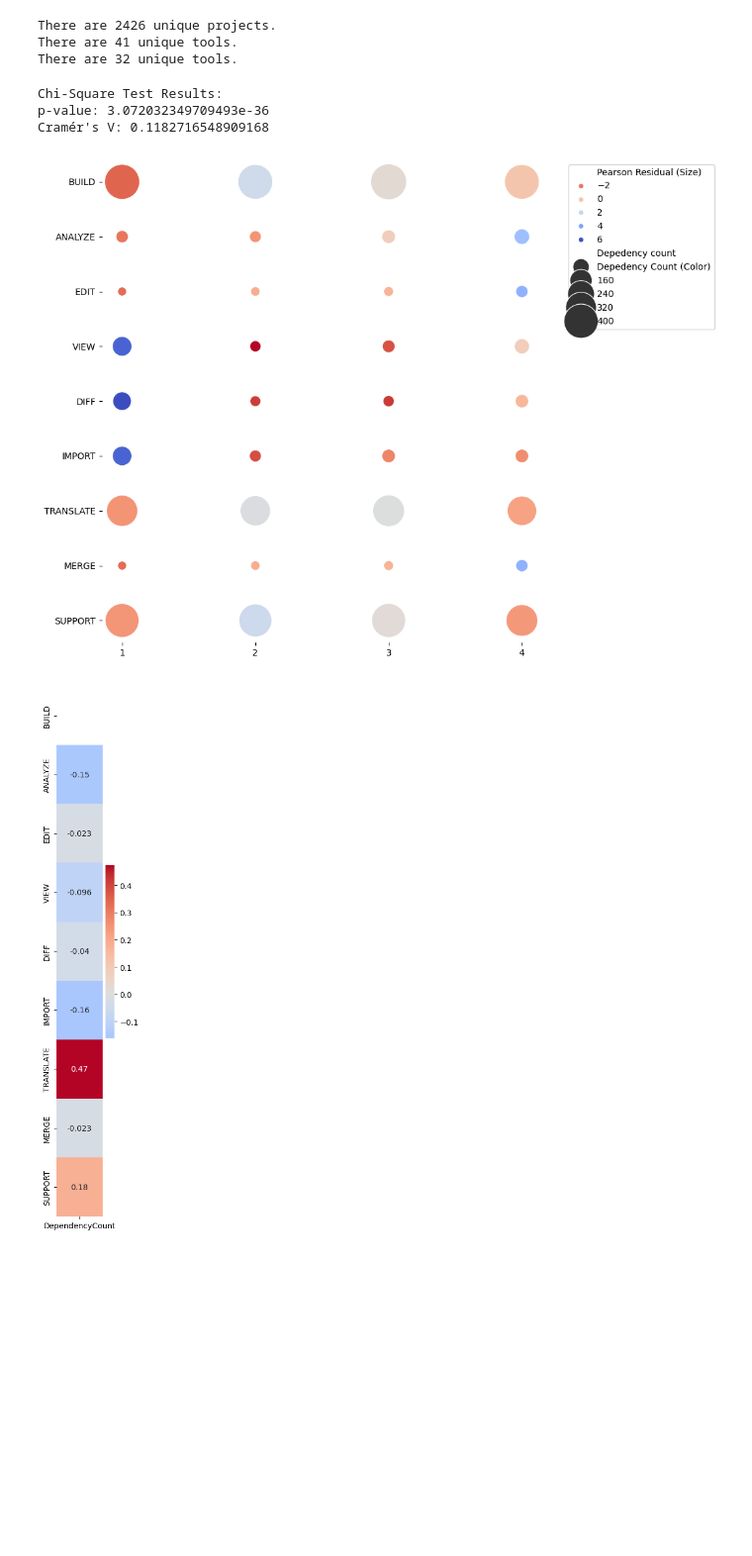
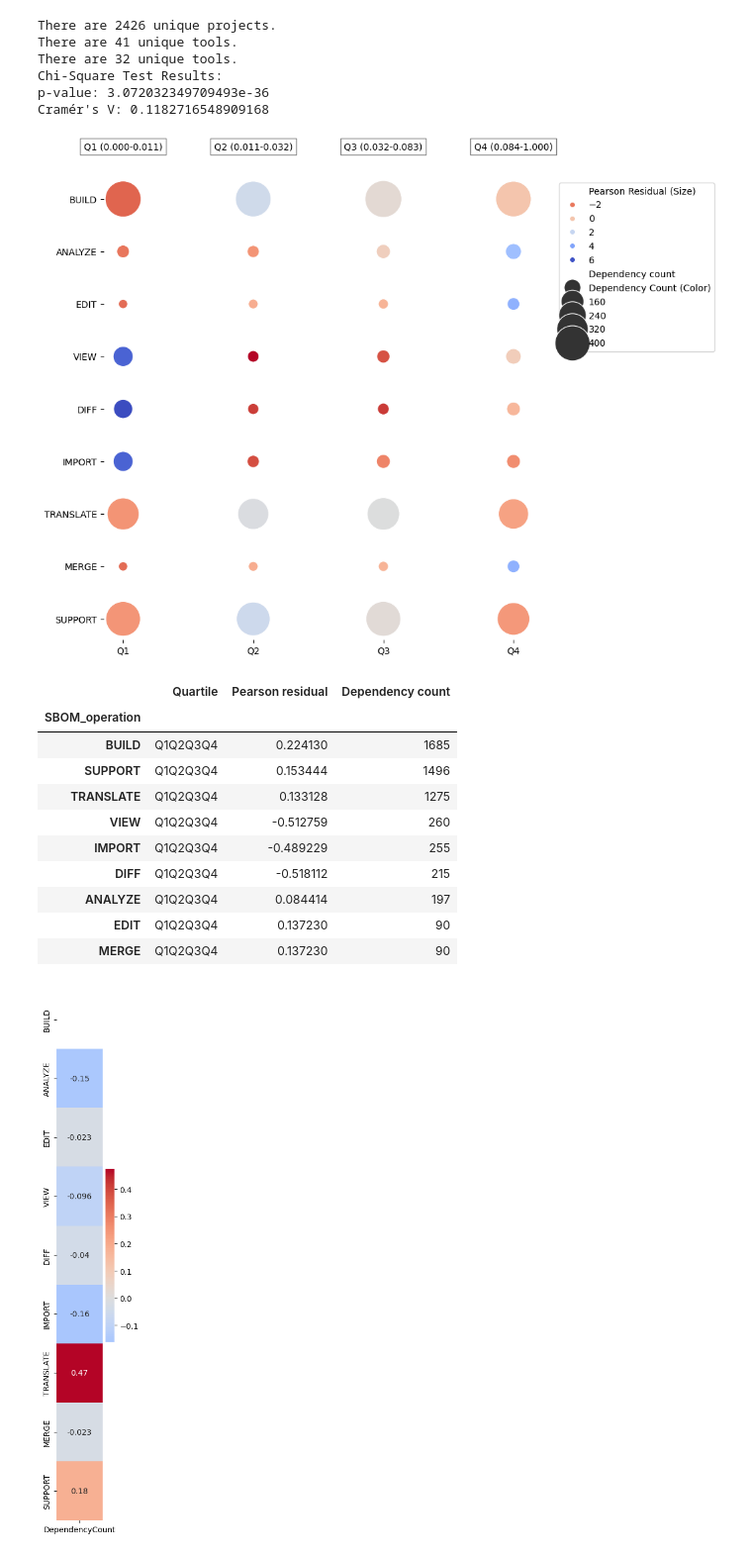
Before and after one commit to SAILResearch/wip-24-ali-sbom-emse, a Jupyter notebook: RQ4-project/analysis.ipynb, the cells around one changed output. Shown: that part at 99% size. Saved outputs shown, nothing was run; the diff lists cells and outputs as text; code cells hidden in the pictures; blank space fills up the shorter version.

```diff
--- a/RQ4-project/analysis.ipynb
+++ b/RQ4-project/analysis.ipynb
@@ -87,17 +87,8 @@ with pd.ExcelFile('../RQ1-usecases/sbom_tools.xlsx') as excel_file:
     df_cdx = pd.read_excel(excel_file, sheet_name='CycloneDXAll')
     df_tool_repo = pd.concat([df_spdx, df_cdx], ignore_index=True)
     df_tool_repo.drop_duplicates(subset=['Repo URL'], inplace=True)
-    # df_tool_repo = df_tool_repo[df_tool_repo['Repo URL'].notna()]
-    # df_tool_repo = df_tool_repo[df_tool_repo['Repo URL'].str.contains('github.com')]
-    # df_tool_repo['tool_used'] = df_tool_repo['Repo URL'].map(lambda x: x.split('/')[-1])
-    # print(set(df_project['tool_used']) - set(df_tool_repo['tool_used']))
     df_tool = pd.read_excel(excel_file, sheet_name='final')
     df_tool = df_tool_repo.merge(df_tool, on='Name', how='left')
-    # print(len(df_tool))
-    # unique_tool_count = df_tool['Repo URL'].nunique()
-    # print(f'There are {unique_tool_count} unique tools.')
-# print(set(df_project['tool_link']) - set(df_tool['Repo URL']))
-# print(set(df_tool['Repo URL']) - set(df_project['tool_link']))
 
 df_project = df_project.merge(df_tool, left_on='tool_link', right_on='Repo URL')
 unique_tool_count = df_project['tool_link'].nunique()
@@ -108,16 +99,21 @@ quantitative_metrics = ['ContributorCommitRatio']
 
 # Calculate quartiles for 'ContributorCommitRatio'
 df_project['ContributorCommitRatioQuartile'] = pd.qcut(df_project['ContributorCommitRatio'], 4, labels=False)
+df_project
+
+# Determine the range for each quartile
+quartile_ranges = df_project.groupby('ContributorCommitRatioQuartile')['ContributorCommitRatio'].agg([min, max])
+quartile_ranges_labels = [f'Q{i+1} ({row["min"]:.3f}-{row["max"]:.3f})' for i, row in quartile_ranges.iterrows()]
 
 # Initialize a DataFrame to store the counts of SBOM operations
-count_data = pd.DataFrame(index=SBOM_operations, columns=[f'{i+1}' for i in range(4)]).fillna(0)
+count_data = pd.DataFrame(index=SBOM_operations, columns=[f'Q{i+1}' for i in range(4)]).fillna(0)
 
 # Loop through each quartile
 for quartile in range(4):
     Quartile_df = df_project[df_project['ContributorCommitRatioQuartile'] == quartile]
     # Loop through each SBOM operation to count the number of tools supporting it
     for operation in SBOM_operations:
-        count_data.loc[operation, f'{quartile + 1}'] = (Quartile_df[operation] > 0).sum()
+        count_data.loc[operation, f'Q{quartile + 1}'] = (Quartile_df[operation] > 0).sum()
 
 # Create the confusion matrix for chi-square test
 confusion_matrix = count_data.astype(int).values
@@ -141,7 +137,7 @@ scatter_data = pd.DataFrame({
     'SBOM_operation': np.repeat(count_data.index, count_data.shape[1]),
     'Quartile': np.tile(count_data.columns, count_data.shape[0]),
     'Pearson residual': residuals.flatten(),
-    'Depedency count': count_data.values.flatten()
+    'Dependency count': count_data.values.flatten()
 })
 
 # Plot scatter heatmap with narrower columns
@@ -150,40 +146,56 @@ scatter = sns.scatterplot(
     data=scatter_data,
     x='Quartile',
     y='SBOM_operation',
     hue='Pearson residual',
-    size='Depedency count',
+    size='Dependency count',
     palette='coolwarm_r',
     sizes=(100, 1600),  # Adjusted size range to reduce overlap
     legend='brief'
 )
 
 # Add titles and labels
 plt.xlabel('')
 plt.ylabel('')
 
+# Annotate the quartiles with their range
+for i, label in enumerate(quartile_ranges_labels):
+    plt.text(i, -1, label, ha='center', va='center', fontsize=10, bbox=dict(facecolor='white', alpha=0.5))
+
 # Adjust the aspect ratio to make columns narrower
 sns.despine(left=True, bottom=True)
 plt.tight_layout()
 
 # Modify legend text and place it outside the plot
 handles, labels = scatter.get_legend_handles_labels()
 labels[0] = 'Pearson Residual (Size)'
-labels[7] = 'Depedency Count (Color)'
+labels[7] = 'Dependency Count (Color)'
 plt.legend(handles=handles, labels=labels, bbox_to_anchor=(1.05, 1), loc='upper left')
 
 # plt.savefig("scatter_heatmap_SBOM_operations_quartiles.pdf", format='pdf', bbox_inches='tight')
 plt.show()
 
-# scatter_data.groupby('SBOM_operation')[['Depedency count']].sum().reset_index().sort_values('Depedency count', ascending=False)
 scatter_data.to_csv('contributor_commit_ratio.csv', index=False)
+grouped_data = scatter_data.groupby('SBOM_operation').sum().sort_values('Dependency count', ascending=False)
+grouped_data
 # %% [output]
 There are 2426 unique projects.
 There are 41 unique tools.
 There are 32 unique tools.
+Chi-Square Test Results:
+p-value: 3.072032349709493e-36
+Cramér's V: 0.1182716548909168
-Chi-Square Test Results:
-p-value: 3.072032349709493e-36
-Cramér's V: 0.1182716548909168
-[figure, old version]
+[figure, new version]
+|  | Quartile | Pearson residual | Dependency count |
+| SBOM_operation |  |  |  |
+| BUILD | Q1Q2Q3Q4 | 0.224130 | 1685 |
+| SUPPORT | Q1Q2Q3Q4 | 0.153444 | 1496 |
+| TRANSLATE | Q1Q2Q3Q4 | 0.133128 | 1275 |
+| VIEW | Q1Q2Q3Q4 | -0.512759 | 260 |
+| IMPORT | Q1Q2Q3Q4 | -0.489229 | 255 |
+| DIFF | Q1Q2Q3Q4 | -0.518112 | 215 |
+| ANALYZE | Q1Q2Q3Q4 | 0.084414 | 197 |
+| EDIT | Q1Q2Q3Q4 | 0.137230 | 90 |
+| MERGE | Q1Q2Q3Q4 | 0.137230 | 90 |
 # %%
 import pandas as pd
 
```
Also changed, not shown: 1 other file.
